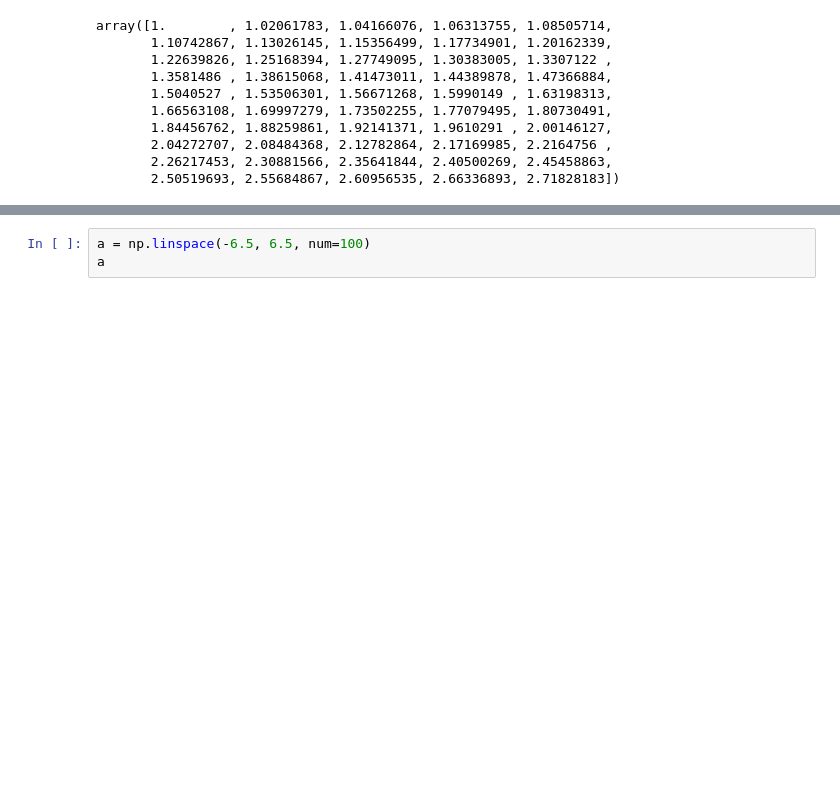
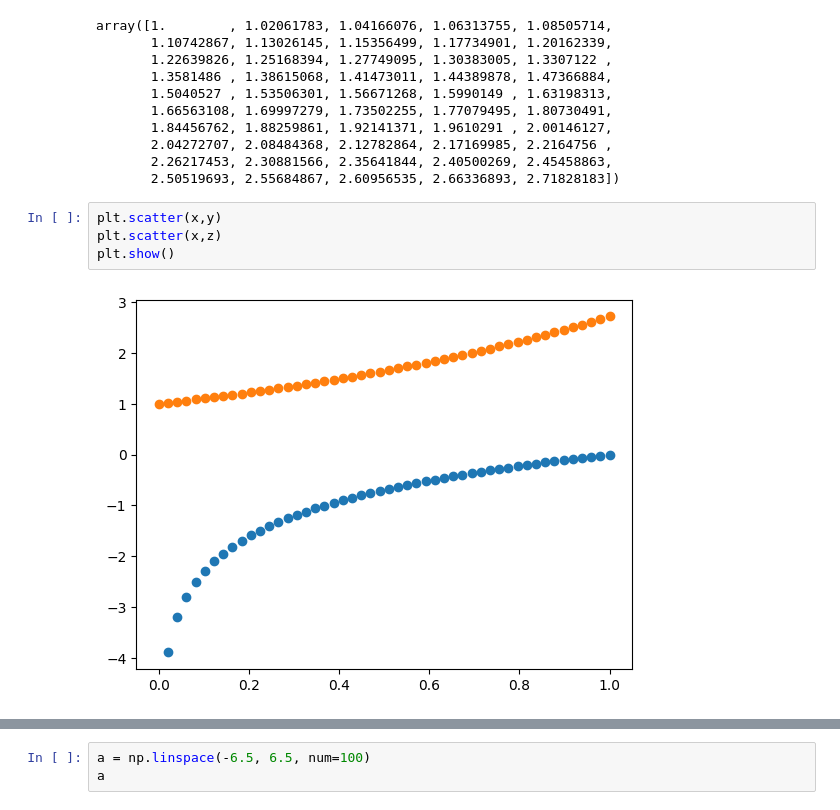
Before and after one commit to rafid-mirza/programming, a Jupyter notebook: assignment/assignment_programming.ipynb, the cells around one changed output, grey strips where cells are left out. Saved outputs shown, nothing was run; the diff lists cells and outputs as text; blank space fills up the shorter version.

```diff
--- a/assignment/assignment_programming.ipynb
+++ b/assignment/assignment_programming.ipynb
@@ -81,6 +81,12 @@ array([1.        , 1.02061783, 1.04166076, 1.06313755, 1.08505714,
        2.04272707, 2.08484368, 2.12782864, 2.17169985, 2.2164756 ,
        2.26217453, 2.30881566, 2.35641844, 2.40500269, 2.45458863,
        2.50519693, 2.55684867, 2.60956535, 2.66336893, 2.71828183])
+# %%
+plt.scatter(x,y)
+plt.scatter(x,z)
+plt.show()
+# %% [output]
+[figure, added]
 # %%
 plt.scatter(x, y, label='Natural Log')
 plt.scatter(x, z, label='Exponential')
```
Also changed, not shown: parts of 5 cells of this notebook.
